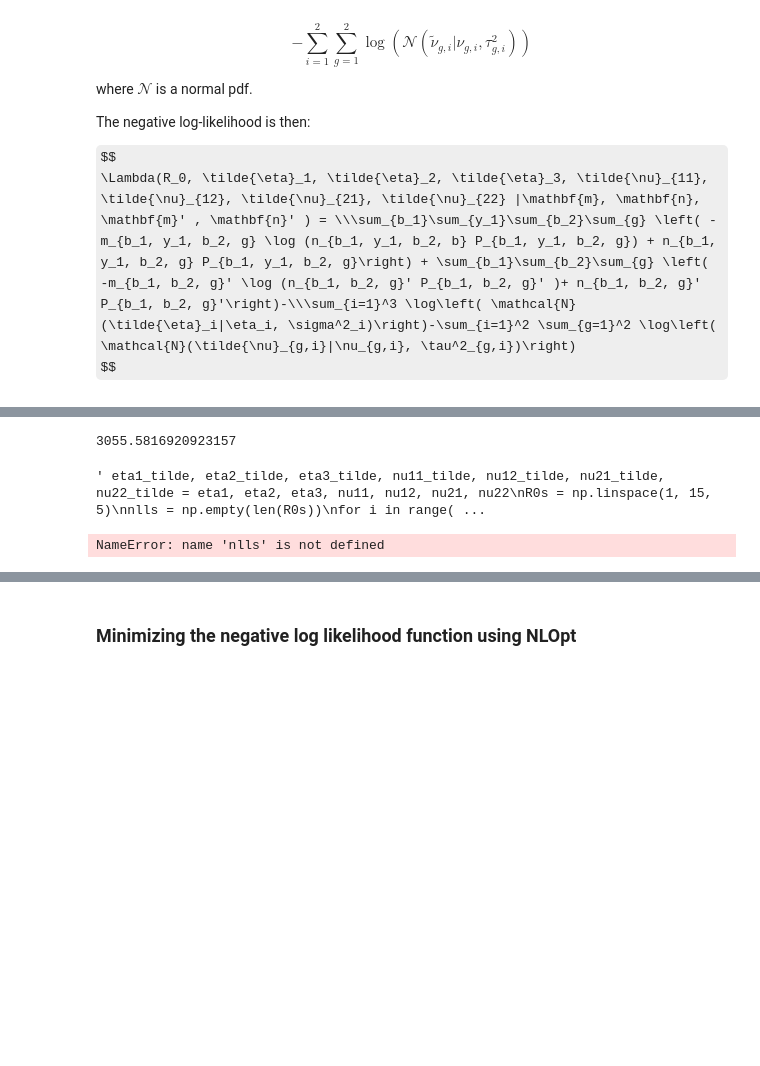
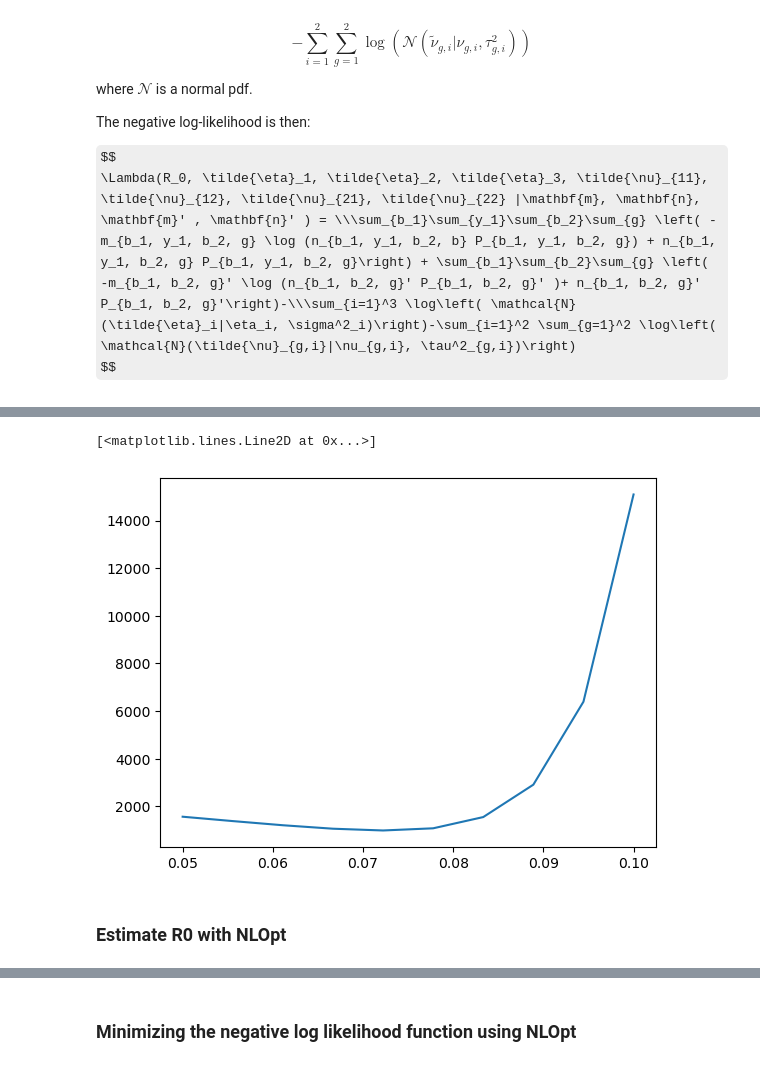
Before and after one commit to giliapatterson/spatial_ckmr, a Jupyter notebook: replicate_conn/bearded_seals/likelihood_estimators.ipynb, the cells around one changed output, grey strips where cells are left out. Saved outputs shown, nothing was run; the diff lists cells and outputs as text; code cells hidden in the pictures; some formulas as TeX source; blank space fills up the shorter version.

```diff
--- a/replicate_conn/bearded_seals/likelihood_estimators.ipynb
+++ b/replicate_conn/bearded_seals/likelihood_estimators.ipynb
@@ -341,0 +318,11 @@ print(POP_probability(b1, y1, b2, g, N_females, N_males))
+# %%
+# Check that the expected number of parent-offspring pairs for each comparison category is close to observed
+expected_parent_counts = []
+observed_parent_counts = []
+for b1, y1, b2, g in parent_comparisons.keys():
+    expected_count = POP_probability(b1, y1, b2, g, N_females, N_males)*parent_comparisons[(b1, y1, b2, g)]
+    observed_count = parent_counts.get((b1, y1, b2, g), 0)
+    expected_parent_counts.append(expected_count)
+    observed_parent_counts.append(observed_count)
+print(sum(observed_parent_counts))
+print(sum(expected_parent_counts))
@@ -545,35 +506,35 @@ def nll(params, survival_prior_params, fecundity_prior_params, parent_counts, si
+# %%
+# Plot the negative log likelihood as a function of eta1_tilde
+# for eta1_tilde, eta2_tilde, eta3_tilde, nu11_tilde, nu12_tilde, nu21_tilde, nu22_tilde
+# fixed to be the mean of their priors
+eta1, eta2, eta3, sigma1, sigma2, sigma3 = survival_priors
+nu11, nu12, nu21, nu22, tau11, tau12, tau21, tau22 = fecundity_priors
+eta1_tilde, eta2_tilde, eta3_tilde, nu11_tilde, nu12_tilde, nu21_tilde, nu22_tilde = eta1, eta2, eta3, nu11, nu12, nu21, nu22
+R0 = 10
+eta1_tildes = np.linspace(0.05, 0.1, 10)
+nlls = np.empty(len(eta1_tildes))
+for i in range(len(eta1_tildes)):
+    params = [R0, eta1_tildes[i], eta2_tilde, eta3_tilde, nu11_tilde, nu12_tilde, nu21_tilde, nu22_tilde]
+    nlls[i] = nll(params, survival_priors, fecundity_priors, parent_counts, sibling_counts, parent_comparisons, sibling_comparisons)
+# %%
+plt.plot(eta1_tildes, nlls)
+# %% [output]
+[<matplotlib.lines.Line2D at 0x...>]
+[figure, added]
+# %% [markdown]
+### Estimate R0 with NLOpt
 # %%
-R0 = 15
-eta1_tilde = np.exp(-2.904)
-eta2_tilde = 1 + np.exp(0.586)
-eta3_tilde = np.exp(-2.579)
-nu11_tilde = 1.264
-nu12_tilde = 5.424
-nu21_tilde = 1.868
-nu22_tilde = 6.5
-# Prior parameters
-# Means and SDs for normal priors on survival parameters
-survival_priors = 0.055, 2.8, 0.076, np.exp(0.15), np.exp(0.25), np.exp(0.5)
-# Means and SDs for normal priors on fecundity parameters
-fecundity_priors = 1.264, 5.424, 1.868, 6.5, 0.4*1.264, 0.4*5.424, 0.4*1.868, 0.4*6.5
-params = [R0, eta1_tilde, eta2_tilde, eta3_tilde, nu11_tilde, nu12_tilde, nu21_tilde, nu22_tilde]
-print(nll(params, survival_priors, fecundity_priors, parent_counts, sibling_counts, parent_comparisons, sibling_comparisons))
+# Define the objective function
+
+def nll_function(x, grad):
+    """
+    x = R0
+    grad is empty
+    """
+    survival_priors = 0.055, 2.8, 0.076, np.exp(0.15), np.exp(0.25), np.exp(0.5)
+    fecundity_priors = 1.264, 5.424, 1.868, 6.5, 0.4*1.264, 0.4*5.424, 0.4*1.868, 0.4*6.5
+    eta1, eta2, eta3, sigma1, sigma2, sigma3 = survival_priors
+    nu11, nu12, nu21, nu22, tau11, tau12, tau21, tau22 = fecundity_priors
+    nll_val = nll([x, eta1, eta2, eta3, nu11, nu12, nu21, nu22], survival_priors, fecundity_priors, parent_counts, sibling_counts, parent_comparisons, sibling_comparisons)
+    print(nll_val)
+    return nll_val
-# %% [output]
-3055.5816920923157
-# %%
-# Plot the negative log likelihood as a function of R0
-# for eta1_tilde, eta2_tilde, eta3_tilde, nu11_tilde, nu12_tilde, nu21_tilde, nu22_tilde
-# fixed to be the mean of their priors
-""" eta1_tilde, eta2_tilde, eta3_tilde, nu11_tilde, nu12_tilde, nu21_tilde, nu22_tilde = eta1, eta2, eta3, nu11, nu12, nu21, nu22
-R0s = np.linspace(1, 15, 5)
-nlls = np.empty(len(R0s))
-for i in range(len(R0s)):
-    params = [R0s[i], eta1_tilde, eta2_tilde, eta3_tilde, nu11_tilde, nu12_tilde, nu21_tilde, nu22_tilde]
-    nlls[i] = nll(params, survival_priors, fecundity_priors, parent_counts, sibling_counts, parent_comparisons, sibling_comparisons) """
-# %% [output]
-' eta1_tilde, eta2_tilde, eta3_tilde, nu11_tilde, nu12_tilde, nu21_tilde, nu22_tilde = eta1, eta2, eta3, nu11, nu12, nu21, nu22\nR0s = np.linspace(1, 15, 5)\nnlls = np.empty(len(R0s))\nfor i in range( ...
-# %%
-print(nlls)
-print(R0s)
-# %% [output]
-NameError: name 'nlls' is not defined
```
Also changed, not shown: parts of 24 cells of this notebook, 1 other file.
